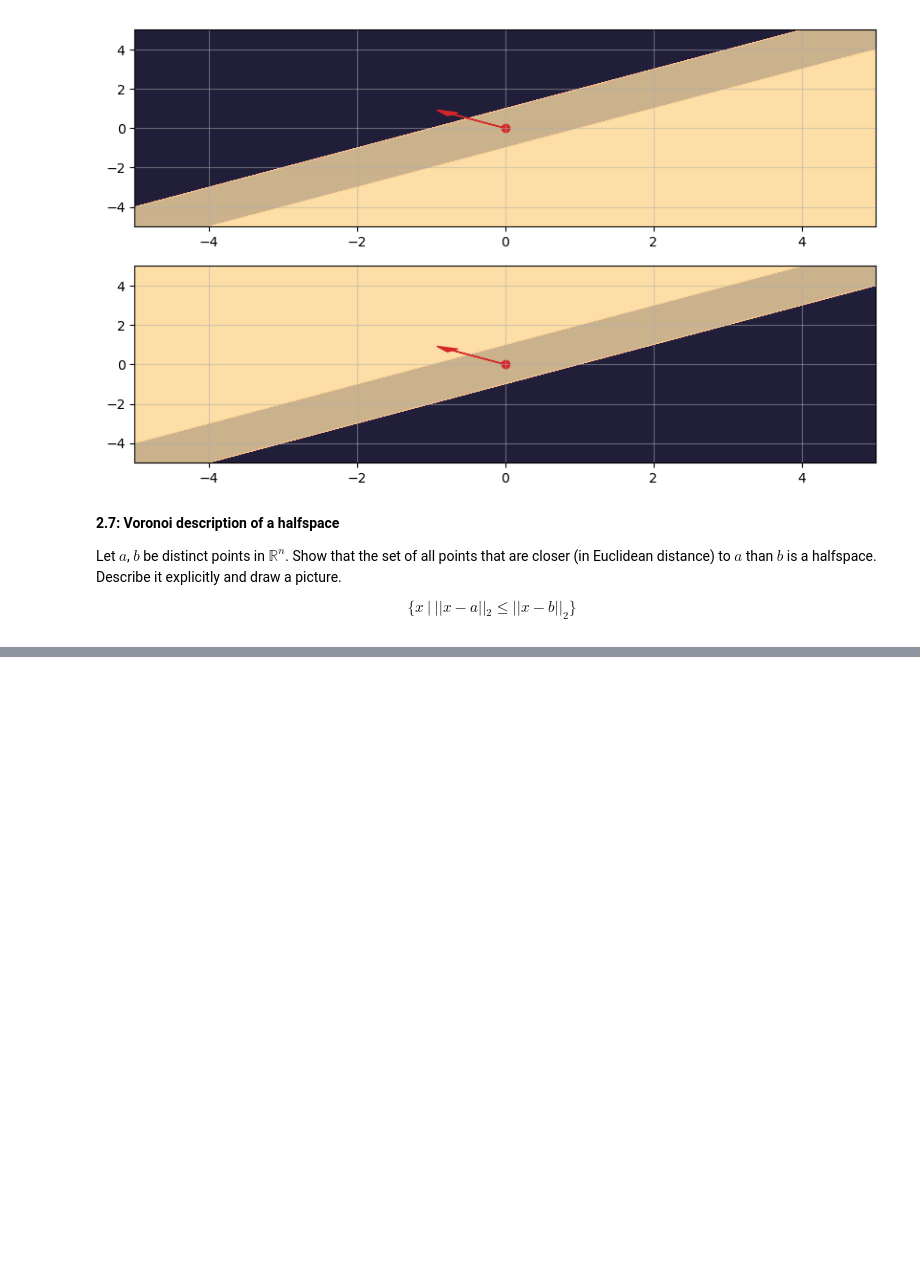
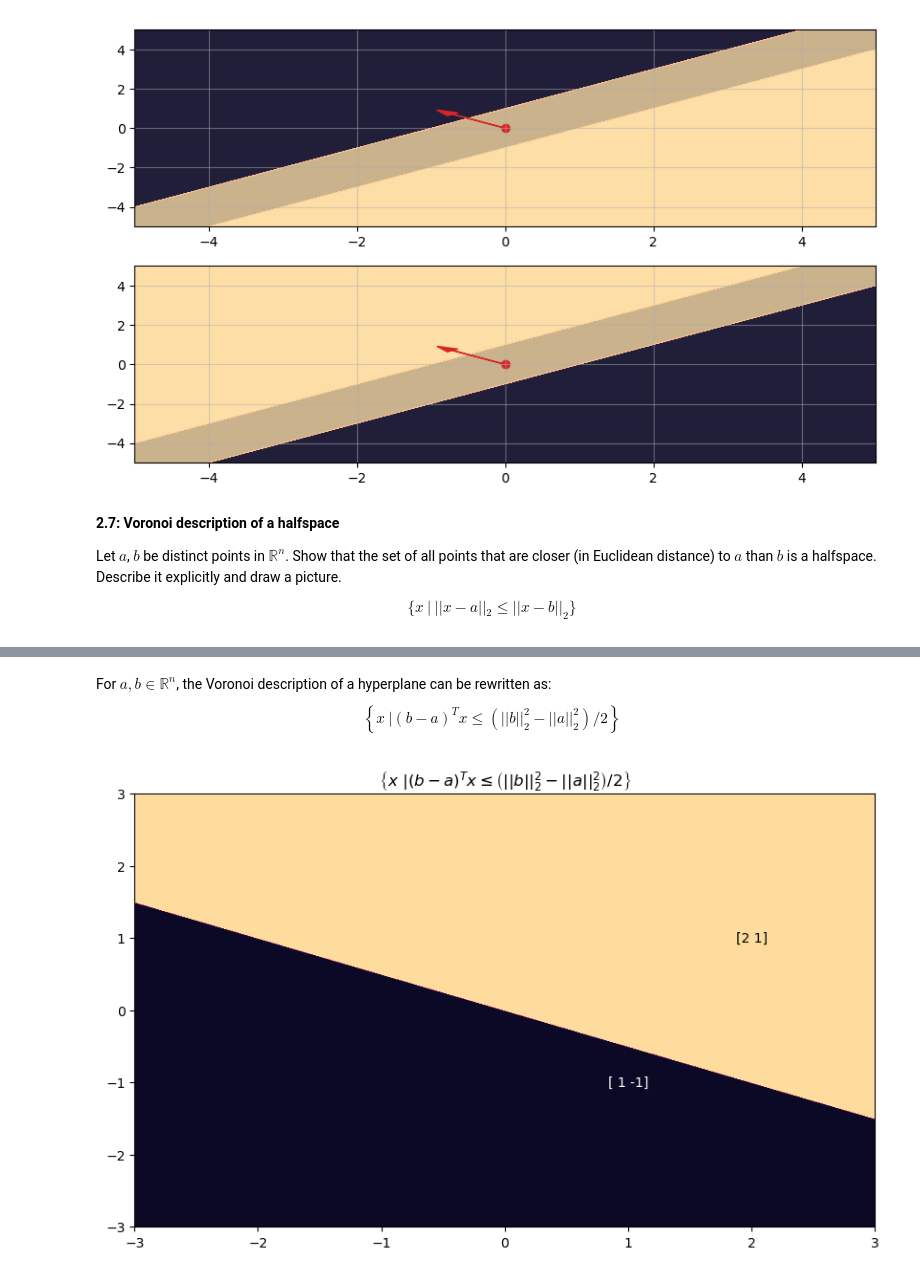
Before and after one commit to gerdm/machine_learning, a Jupyter notebook: convex_optimization/week2_notes.ipynb, the cells around one changed output, grey strips where cells are left out. Drawn from its saved outputs; the diff is of its cells as text; code cells hidden in the pictures; blank space fills up the shorter version.

```diff
--- a/convex_optimization/week2_notes.ipynb
+++ b/convex_optimization/week2_notes.ipynb
@@ -144,0 +145,13 @@ plt.savefig("/Users/gerardoduran/Desktop/voronoi.png")
+# %% [markdown]
+For $a, b \in \mathbb R^n$, the Voronoi description of a hyperplane can be rewritten as:
+$$
+    \left\{x \ | (b - a)^Tx \leq \left(||b||_2^2 - ||a||_2^2\right) / 2\right\}
+$$
+# %%
+c = (b - a)
+plt.title(r"$\left\{x \ | (b - a)^Tx \leq \left(||b||_2^2 - ||a||_2^2\right) / 2\right\}$")
+plt.text(*b, b, color="white", horizontalalignment="center", verticalalignment="center")
+plt.text(*a, a, color="black", horizontalalignment="center", verticalalignment="center")
+plt.contourf(x1 ,x2, c[0] * x1 + c[1] * x2 <= (np.linalg.norm(b) ** 2  - np.linalg.norm(b) ** 2) / 2);
+# %% [output]
+[figure, added]
```
Also changed, not shown: parts of 4 cells of this notebook.
